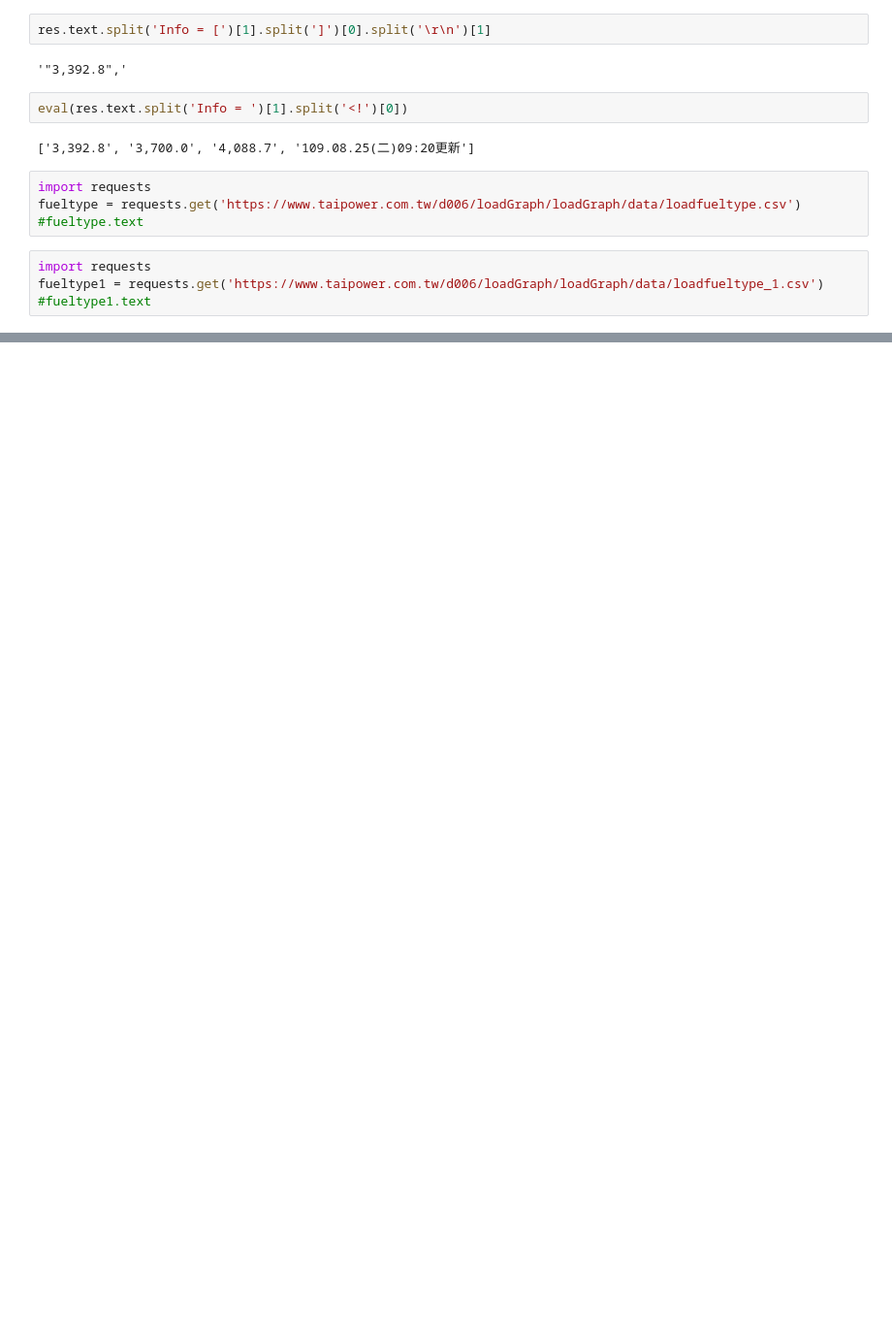
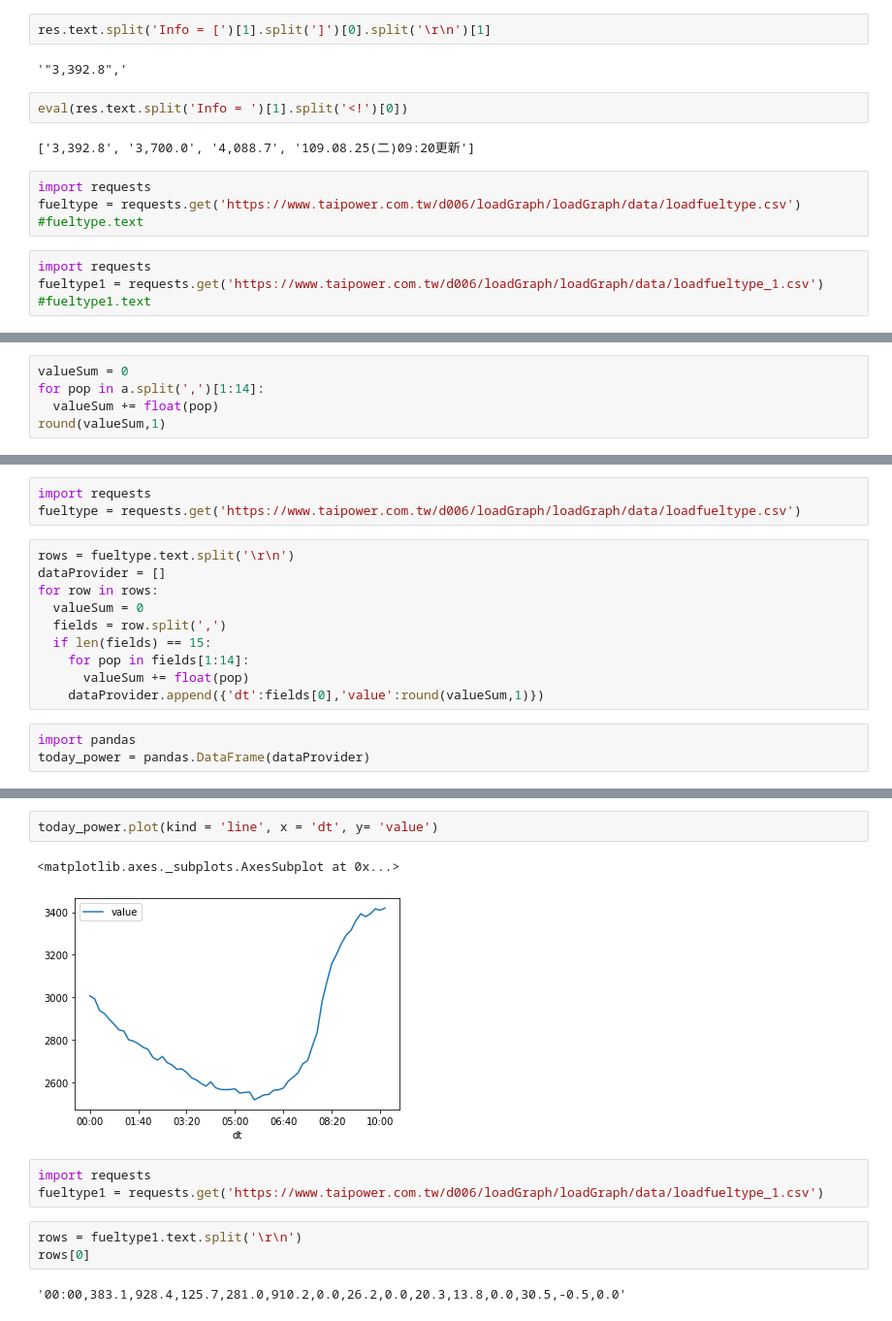
Before and after one commit to ywchiu/taipowerpy, a Jupyter notebook: Demo20200825.ipynb, the cells around one changed output, grey strips where cells are left out. Shown: that part at 97% size. Drawn from its saved outputs; the diff is of its cells as text; blank space fills up the shorter version.

```diff
--- a/Demo20200825.ipynb
+++ b/Demo20200825.ipynb
@@ -22,0 +28,5 @@ fueltype1 = requests.get('https://www.taipower.com.tw/d006/loadGraph/loadGraph/d
+# %%
+valueSum = 0
+for pop in a.split(',')[1:14]:
+  valueSum += float(pop)
+round(valueSum,1)
@@ -22,0 +35,16 @@ fueltype1 = requests.get('https://www.taipower.com.tw/d006/loadGraph/loadGraph/d
+# %%
+import requests
+fueltype = requests.get('https://www.taipower.com.tw/d006/loadGraph/loadGraph/data/loadfueltype.csv')
+# %%
+rows = fueltype.text.split('\r\n')
+dataProvider = []
+for row in rows:
+  valueSum = 0
+  fields = row.split(',')
+  if len(fields) == 15:
+    for pop in fields[1:14]:
+      valueSum += float(pop)
+    dataProvider.append({'dt':fields[0],'value':round(valueSum,1)})
+# %%
+import pandas
+today_power = pandas.DataFrame(dataProvider)
@@ -22,0 +67,13 @@ fueltype1 = requests.get('https://www.taipower.com.tw/d006/loadGraph/loadGraph/d
+# %%
+today_power.plot(kind = 'line', x = 'dt', y= 'value')
+# %% [output]
+<matplotlib.axes._subplots.AxesSubplot at 0x...>
+[figure, added]
+# %%
+import requests
+fueltype1 = requests.get('https://www.taipower.com.tw/d006/loadGraph/loadGraph/data/loadfueltype_1.csv')
+# %%
+rows = fueltype1.text.split('\r\n')
+rows[0]
+# %% [output]
+'00:00,383.1,928.4,125.7,281.0,910.2,0.0,26.2,0.0,20.3,13.8,0.0,30.5,-0.5,0.0'
```
Also changed, not shown: parts of 14 cells of this notebook.
